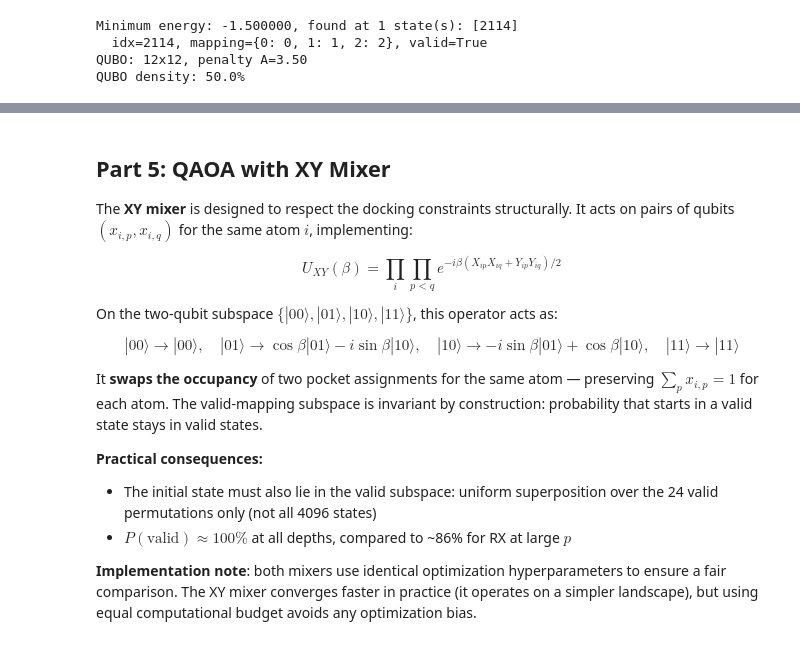
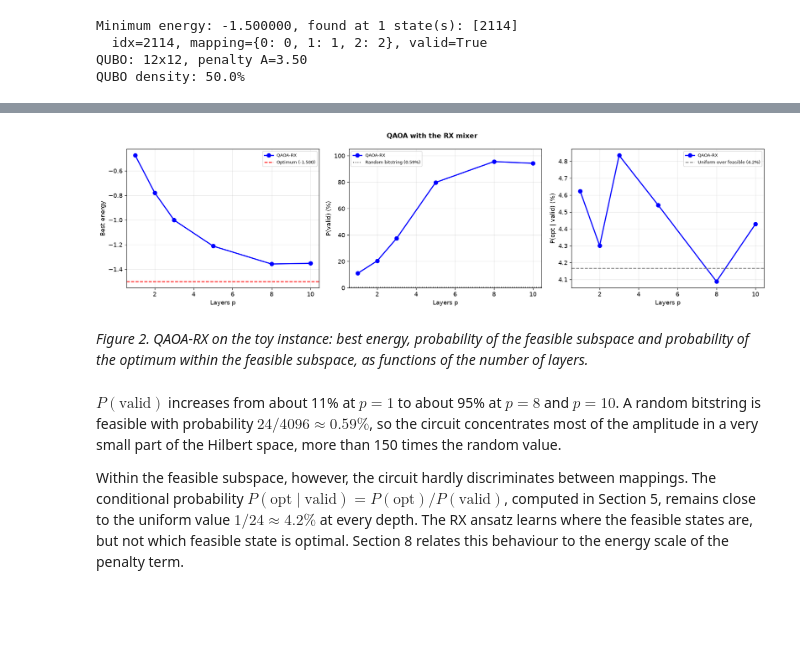
Before and after one commit to tommaso-corti/qaoa-molecular-docking, a Jupyter notebook: molecular_docking_qaoa_toy.ipynb, the cells around one changed output, grey strips where cells are left out. Drawn from its saved outputs; the diff is of its cells as text; code cells hidden in the pictures; blank space fills up the shorter version.

```diff
--- a/molecular_docking_qaoa_toy.ipynb
+++ b/molecular_docking_qaoa_toy.ipynb
@@ -374,11 +398,22 @@ def get_opt_params(p):
     return n_restarts, rhobeg, maxiter
 
 print('Running QAOA with RX mixer...')
-qaoa_rx_results = {}
 opt_idx = int(''.join(map(str, bf_x.astype(int))), 2)
+p_list_qaoa = [1, 2, 3, 5, 8, 10]
+config_rx = {'problem': problem_fingerprint(Q), 'p_list': p_list_qaoa,
+             'opt_params': [get_opt_params(p) for p in p_list_qaoa]}
+ck = load_checkpoint('qaoa_rx', config_rx)
+qaoa_rx_results = ck['results'] if ck else {}
+if ck:
+    np.random.set_state(ck['rng_state'])
 
-for p in [1, 2, 3, 5, 8, 10]:
+for p in p_list_qaoa:
     n_restarts, rhobeg, maxiter = get_opt_params(p)
+    if p in qaoa_rx_results:
+        r = qaoa_rx_results[p]
+        print(f'  p={p} ({2*p} params, {n_restarts} restarts): E={r["energy"]:.4f}, '
+              f'P(opt)={r["p_opt"]:.3f}, P(valid)={r["p_val"]:.3f}, t={r["time"]:.1f}s [checkpoint]')
+        continue
     best_e, best_par = np.inf, None; t0 = time.time()
     for _ in range(n_restarts):
         x0 = np.random.uniform(0, np.pi, 2*p)
@@ -389,7 +424,8 @@ for p in [1, 2, 3, 5, 8, 10]:
     p_opt = probs[opt_idx]
     p_val = sum(probs[i] for i in range(dim) if is_valid(all_bits[i]))
     qaoa_rx_results[p] = {'energy': best_e, 'params': best_par,
-                           'p_opt': p_opt, 'p_val': p_val}
+                           'p_opt': p_opt, 'p_val': p_val, 'time': time.time() - t0}
+    save_checkpoint('qaoa_rx', config_rx, qaoa_rx_results, np.random.get_state())
     print(f'  p={p} ({2*p} params, {n_restarts} restarts): '
           f'E={best_e:.4f}, P(opt)={p_opt:.3f}, P(valid)={p_val:.3f}, '
           f't={time.time()-t0:.1f}s')
@@ -418,18 +443,11 @@ This distinction matters for scaling: at 50+ qubits the valid fraction drops to
-# %% [markdown]
-## Part 5: QAOA with XY Mixer
-
-The **XY mixer** is designed to respect the docking constraints structurally. It acts on pairs of qubits $(x_{i,p}, x_{i,q})$ for the same atom $i$, implementing:
-
-$$U_{XY}(\beta) = \prod_{i} \prod_{p < q} e^{-i\beta(X_{ip}X_{iq} + Y_{ip}Y_{iq})/2}$$
-
-On the two-qubit subspace $\{|00\rangle, |01\rangle, |10\rangle, |11\rangle\}$, this operator acts as:
-
-$$|00\rangle \to |00\rangle, \quad |01\rangle \to \cos\beta |01\rangle - i\sin\beta |10\rangle, \quad |10\rangle \to -i\sin\beta |01\rangle + \cos\beta |10\rangle, \quad |11\rangle \to |11\rangle$$
-
-It **swaps the occupancy** of two pocket assignments for the same atom — preserving $\sum_p x_{i,p} = 1$ for each atom. The valid-mapping subspace is invariant by construction: probability that starts in a valid state stays in valid states.
-
-**Practical consequences:**
-- The initial state must also lie in the valid subspace: uniform superposition over the 24 valid permutations only (not all 4096 states)
-- $P(\text{valid}) \approx 100\%$ at all depths, compared to ~86% for RX at large $p$
-
-**Implementation note**: both mixers use identical optimization hyperparameters to ensure a fair comparison. The XY mixer converges faster in practice (it operates on a simpler landscape), but using equal computational budget avoids any optimization bias.
+# %%
+plot_depth_panels([('QAOA-RX', qaoa_rx_results, 'bo-')],
+                  'QAOA with the RX mixer', 'fig_qaoa_rx_toy.png')
+# %% [output]
+[figure, added]
+# %% [markdown]
+*Figure 2. QAOA-RX on the toy instance: best energy, probability of the feasible subspace and probability of the optimum within the feasible subspace, as functions of the number of layers.*
+# %% [markdown]
+$P(\text{valid})$ increases from about 11% at $p = 1$ to about 95% at $p = 8$ and $p = 10$. A random bitstring is feasible with probability $24/4096 \approx 0.59\%$, so the circuit concentrates most of the amplitude in a very small part of the Hilbert space, more than 150 times the random value.
+
+Within the feasible subspace, however, the circuit hardly discriminates between mappings. The conditional probability $P(\text{opt} \mid \text{valid}) = P(\text{opt})/P(\text{valid})$, computed in Section 5, remains close to the uniform value $1/24 \approx 4.2\%$ at every depth. The RX ansatz learns where the feasible states are, but not which feasible state is optimal. Section 8 relates this behaviour to the energy scale of the penalty term.
```
Also changed, not shown: parts of 52 cells of this notebook, 2 other files.
